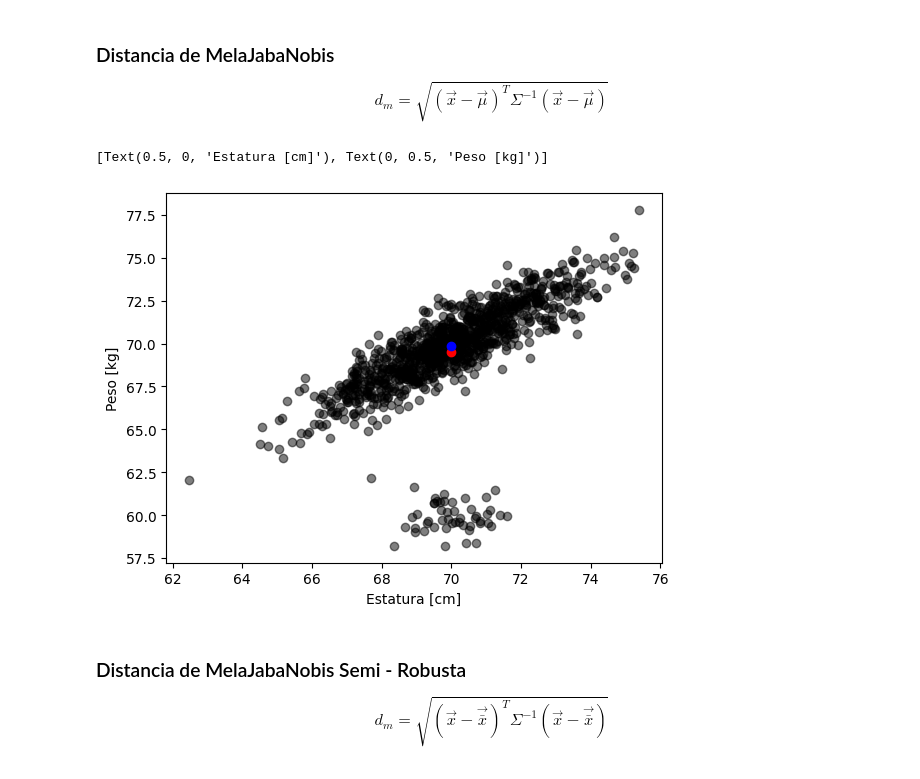
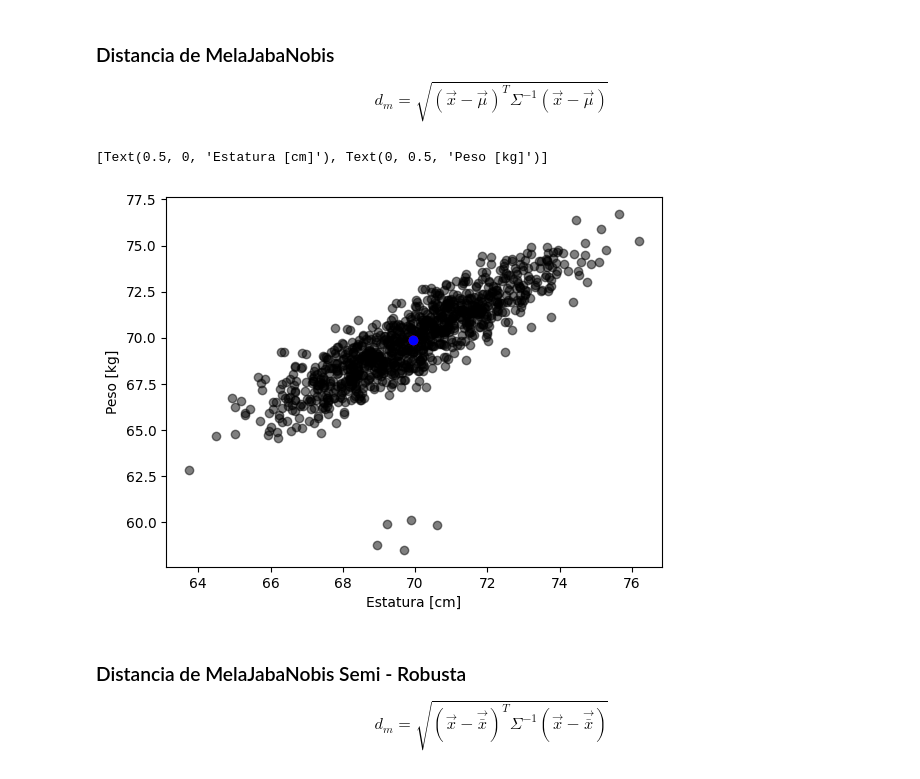
Before and after one commit to ch-DataSlice/Transmisiones, a Jupyter notebook: Mahalanobis/main.ipynb, the cells around one changed output. Drawn from its saved outputs; the diff is of its cells as text; code cells hidden in the pictures.

```diff
--- a/Mahalanobis/main.ipynb
+++ b/Mahalanobis/main.ipynb
@@ -8,25 +8,25 @@ $$ d_m = \sqrt{(\vec{x}-\vec{\mu})^{T}\Sigma^{-1}(\vec{x}-\vec{\mu})} $$
 # %%
 x1 = np.random.normal(70,2,1000)
 x2 = x1 + np.random.normal(0,1,1000)
 
-xr1 = np.random.normal(70,1,50)
-xr2 = np.random.normal(60,1,50)
+xr1 = np.random.normal(70,1,5)
+xr2 = np.random.normal(60,1,5)
 
-xt1 = np.concat((x1,xr1))
-xt2 = np.concat((x2,xr2))
+xt1 = np.concatenate((x1,xr1))
+xt2 = np.concatenate((x2,xr2))
 
 fig, ax = plt.subplots()
 ax.plot(xt1,xt2,'ko',alpha=0.5)
 ax.plot(np.mean(xt1),np.mean(xt2),'ro')
 ax.plot(np.median(xt1),np.median(xt2),'bo')
 ax.set(
     xlabel='Estatura [cm]',
     ylabel='Peso [kg]',
 )
 # ax.axis("equal")
 # %% [output]
 [Text(0.5, 0, 'Estatura [cm]'), Text(0, 0.5, 'Peso [kg]')]
-[figure, old version]
+[figure, new version]
 # %% [markdown]
 ### Distancia de MelaJabaNobis Semi - Robusta
 $$ d_m = \sqrt{(\vec{x}-\vec{\bar{x}})^{T}\Sigma^{-1}(\vec{x}-\vec{\bar{x}})} $$
```
Also changed, not shown: parts of 1 cell of this notebook, 1 other file.
